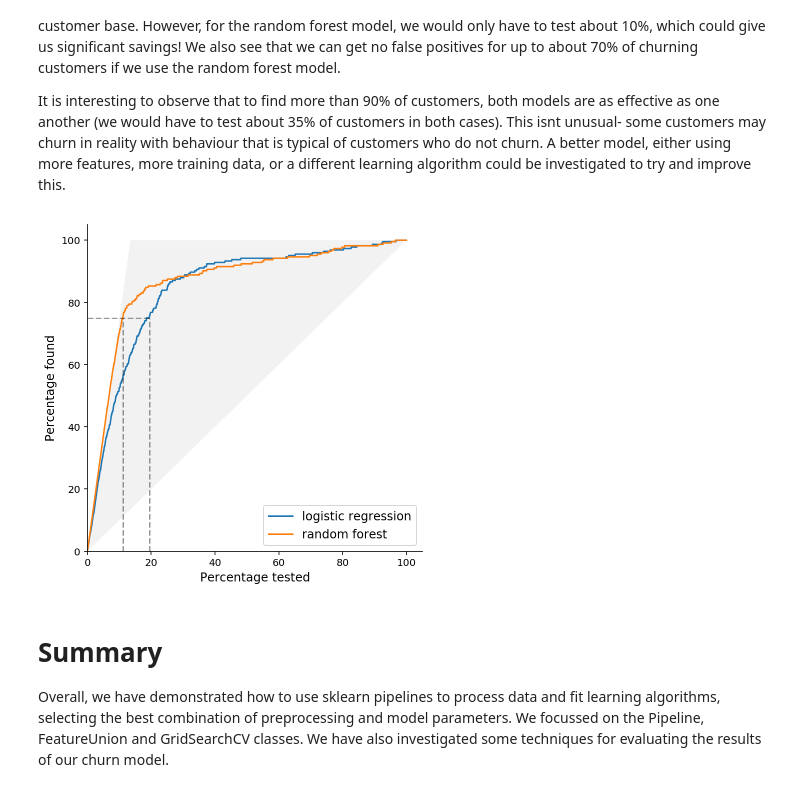
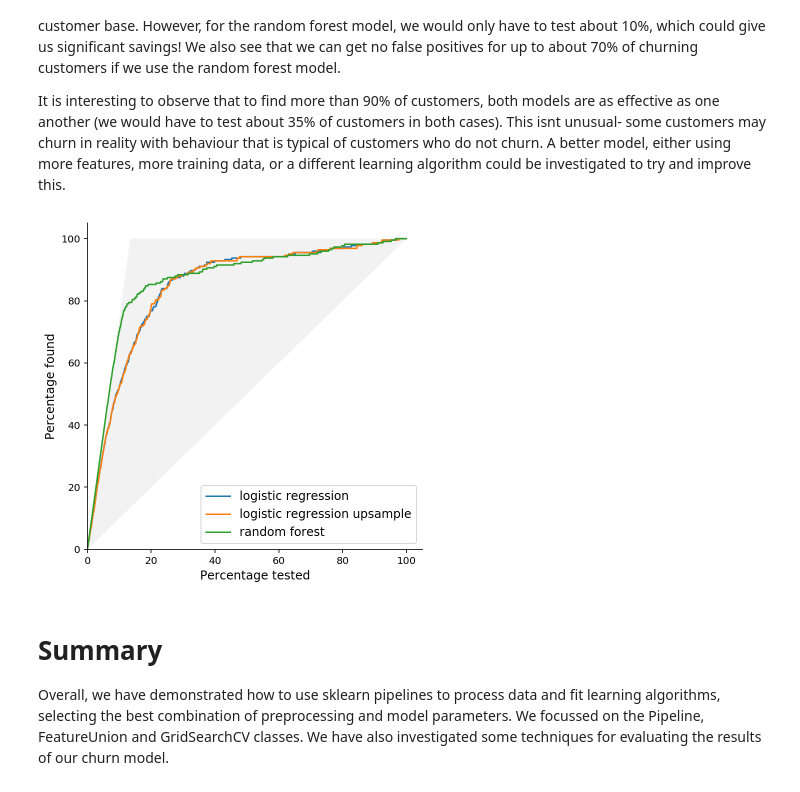
Before and after one commit to philipmgoddard/pipelines, a Jupyter notebook: pipe_demo.ipynb, the cells around one changed output. Drawn from its saved outputs; the diff is of its cells as text; code cells hidden in the pictures.

Commit message:
added sampling stuff

```diff
--- a/pipe_demo.ipynb
+++ b/pipe_demo.ipynb
@@ -607,0 +614,22 @@ sorted(list(zip( rf_importance, rf_feature_names )), key = lambda x: x[0], rever
+# %%
+LogisticRegressionWithSampling = sample_clf_factory(LogisticRegression)
+
+lr_upsample_est = copy.deepcopy(prep_pipe)
+lr_upsample_est.steps.append(('lr_upsample', LogisticRegressionWithSampling(random_state=1234, target_class=1)))
+
+lr_us_param_grid = dict(
+    union__num_pipeline__opt_scaler__scale=[True, False],
+    union__num_pipeline__poly_features__degree=[1, 2],
+    lr_upsample__penalty=['l1'],
+    lr_upsample__C=[0.01, 0.1, 1.0],
+    lr_upsample__sample_prop=[1.0, 1.05, 1.1, 1.15]
+)
+# %%
+grid_search_lr_us = GridSearchCV(estimator=lr_upsample_est,
+                              param_grid=lr_us_param_grid,
+                              scoring='roc_auc',
+                              n_jobs=3,
+                              cv=5,
+                              refit=True,
+                              verbose=1)
+grid_search_lr_us.fit(features_train, outcome_train);
@@ -623,6 +693,9 @@ features_test = fac_dummies_test.merge(features_test.loc[:, int_cols + float_col
 lr_predictions = grid_search_lr.predict(features_test)
 lr_prob = grid_search_lr.predict_proba(features_test)[:, 1]
 
+lr_us_predictions = grid_search_lr_us.predict(features_test)
+lr_us_prob = grid_search_lr_us.predict_proba(features_test)[:, 1]
+
 rf_predictions = grid_search_rf.predict(features_test)
 rf_prob = grid_search_rf.predict_proba(features_test, )[:, 1]
 # %% [markdown]
@@ -662,14 +744,16 @@ It is interesting to observe that to find more than 90% of customers, both model
 # %%
 # initialise object
 lift = LiftChart(outcome_test.values)
 # add the predictions
+lift.calc_uplift(lr_prob, 'logistic regression')
+lift.calc_uplift(lr_us_prob, 'logistic regression upsample')
 lift.calc_uplift(rf_prob, 'random forest')
-lift.calc_uplift(lr_prob, 'logistic regression')
+
 
 # built in helper method for plotting
-lift.plot(thresh_pct=75, figsize = (6,6));
+lift.plot(thresh_pct=None, figsize = (6,6));
 # %% [output]
-[figure, old version]
+[figure, new version]
 # %% [markdown]
 # Summary
 
```
Also changed, not shown: parts of 20 cells of this notebook, 4 other files.
